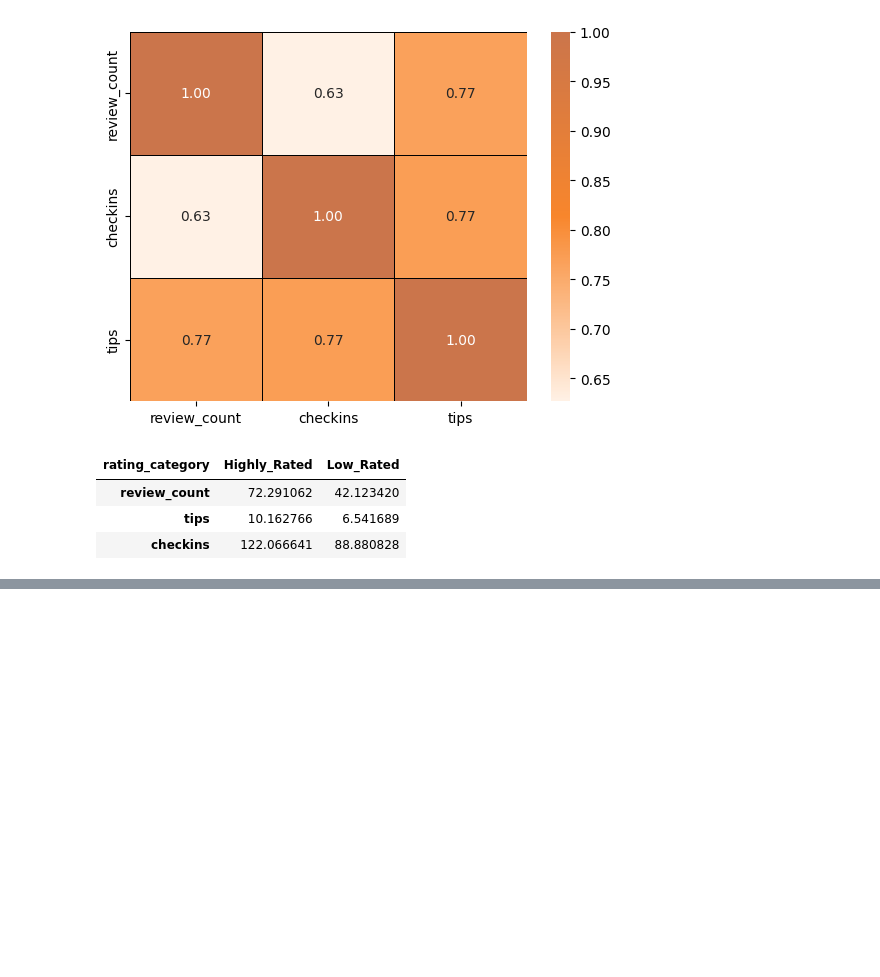
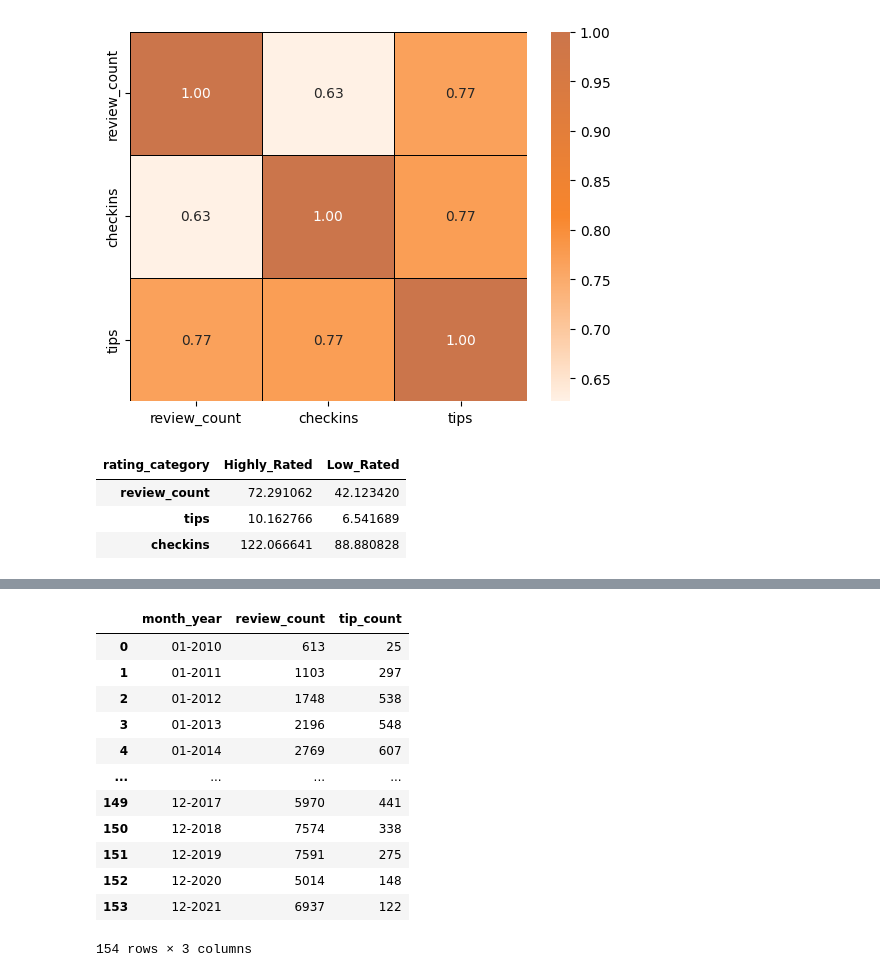
Before and after one commit to satvik231/Restautrant-Success-Analysis, a Jupyter notebook: creation.ipynb, the cells around one changed output, grey strips where cells are left out. Drawn from its saved outputs; the diff is of its cells as text; code cells hidden in the pictures; blank space fills up the shorter version.

```diff
--- a/creation.ipynb
+++ b/creation.ipynb
@@ -453,0 +575,36 @@ rating_category.groupby('rating_category')[['review_count','tips','checkins']].m
+# %%
+low_rated_engagement = pd.read_sql_query(f"""
+SELECT review.month_year,review.review_count,tip.tip_count
+FROM
+(SELECT strftime('%m-%Y',date) AS month_year, COUNT(*) AS review_count
+FROM yelp_academic_dataset_review
+WHERE business_id IN {tuple(business_id['business_id'])} and stars < 3.5
+GROUP BY month_year
+ORDER BY month_year) as review
+INNER JOIN
+(SELECT AVG(b.stars),strftime('%m-%Y',date) AS month_year, COUNT(*) AS tip_count
+FROM yelp_academic_dataset_tip t
+INNER JOIN yelp_academic_dataset_business b
+ON t.business_id = b.business_id
+WHERE t.business_id IN {tuple(business_id['business_id'])} and stars < 3.5
+GROUP BY month_year
+ORDER BY month_year) as tip
+
+ON review.month_year = tip.month_year
+""",conn)
+# %%
+low_rated_engagement
+# %% [output]
+|  | month_year | review_count | tip_count |
+| 0 | 01-2010 | 613 | 25 |
+| 1 | 01-2011 | 1103 | 297 |
+| 2 | 01-2012 | 1748 | 538 |
+| 3 | 01-2013 | 2196 | 548 |
+| 4 | 01-2014 | 2769 | 607 |
+| ... | ... | ... | ... |
+| 149 | 12-2017 | 5970 | 441 |
+| 150 | 12-2018 | 7574 | 338 |
+| 151 | 12-2019 | 7591 | 275 |
+| 152 | 12-2020 | 5014 | 148 |
+| 153 | 12-2021 | 6937 | 122 |
+154 rows × 3 columns
```
Also changed, not shown: parts of 13 cells of this notebook, 1 other file.
